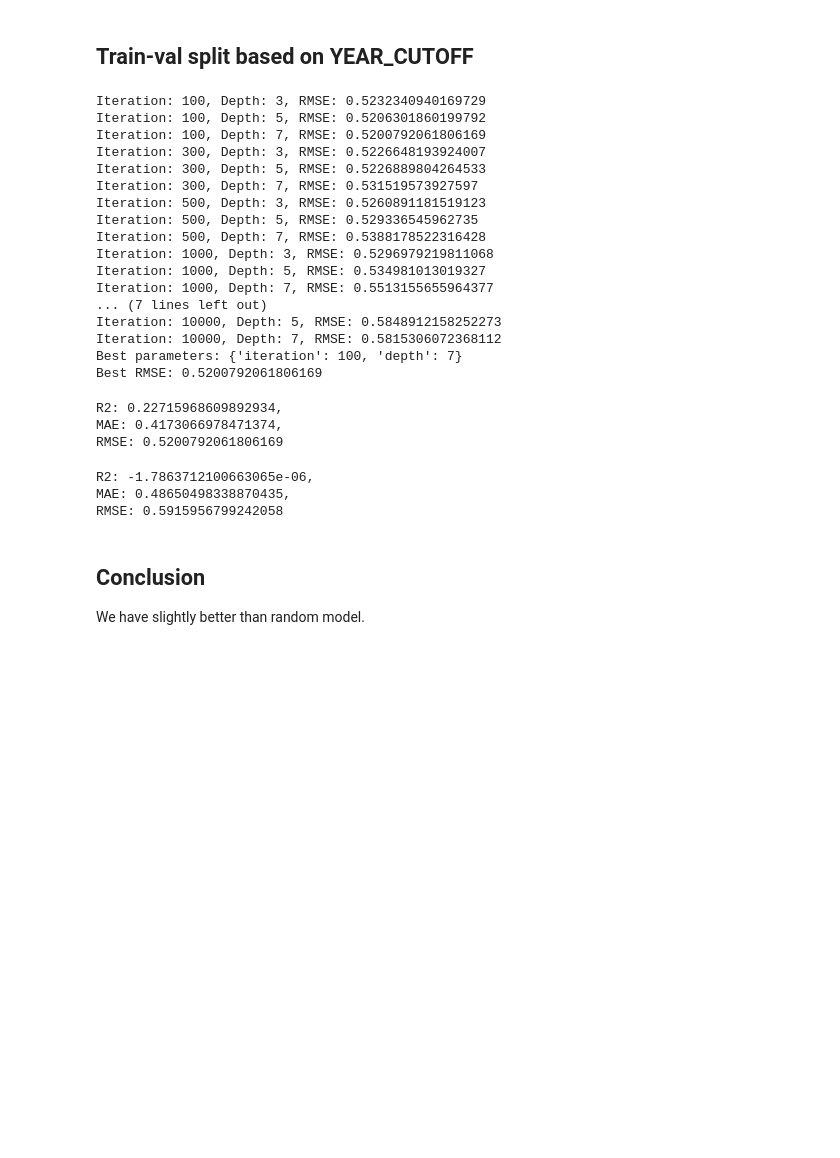
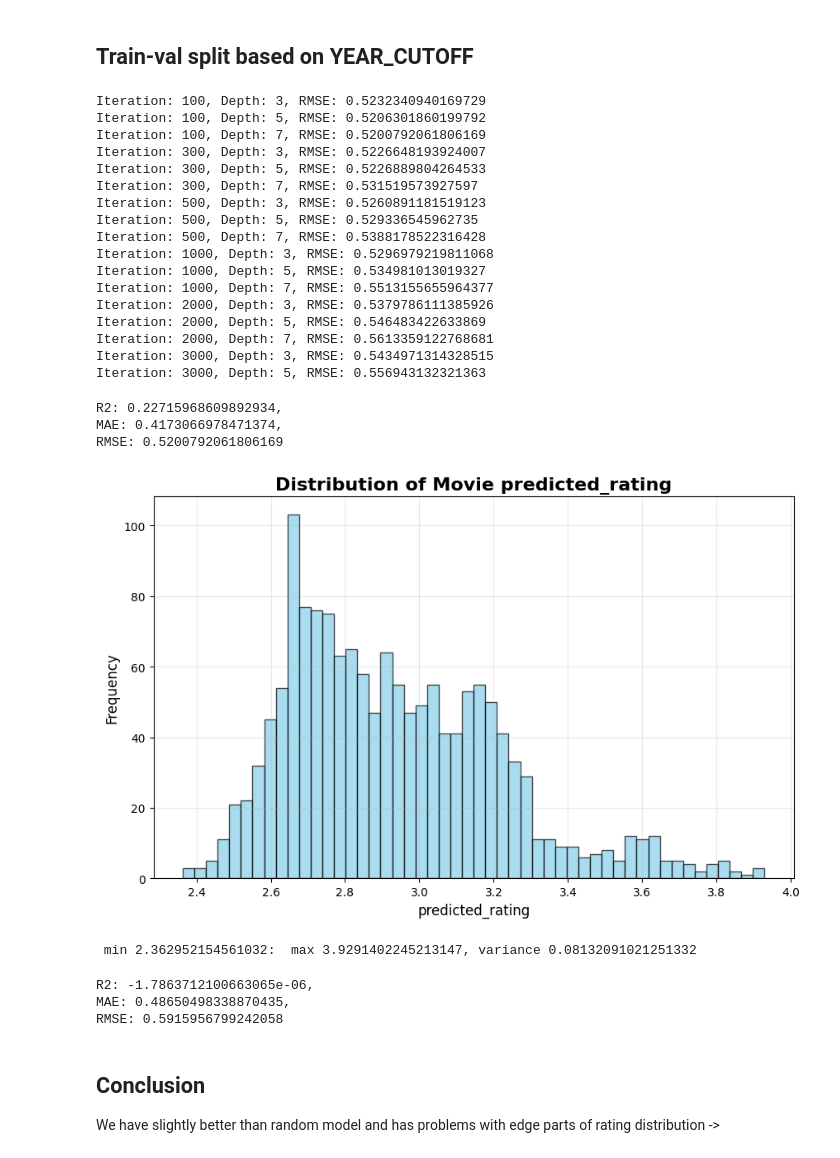
Before and after one commit to merryHunter/movies-rating-prediction, a Jupyter notebook: numerical.ipynb, the cells around one changed output. Cells and saved outputs as stored; diff of their text form; code cells hidden in the pictures; blank space fills up the shorter version.

```diff
--- a/numerical.ipynb
+++ b/numerical.ipynb
@@ -166,6 +167,7 @@ best_rmse = float('inf')
 
 best_params = {}
 best_model = None
+percentage_of_35_to_remove = 0.5
 for iteration in iterations:
     for depth in depths:
         catboost_model = CatBoostRegressor(
@@ -205,11 +207,11 @@ Iteration: 500, Depth: 7, RMSE: 0.5388178522316428
 Iteration: 1000, Depth: 3, RMSE: 0.5296979219811068
 Iteration: 1000, Depth: 5, RMSE: 0.534981013019327
 Iteration: 1000, Depth: 7, RMSE: 0.5513155655964377
-... (7 lines left out)
-Iteration: 10000, Depth: 5, RMSE: 0.5848912158252273
-Iteration: 10000, Depth: 7, RMSE: 0.5815306072368112
-Best parameters: {'iteration': 100, 'depth': 7}
-Best RMSE: 0.5200792061806169
+Iteration: 2000, Depth: 3, RMSE: 0.5379786111385926
+Iteration: 2000, Depth: 5, RMSE: 0.546483422633869
+Iteration: 2000, Depth: 7, RMSE: 0.5613359122768681
+Iteration: 3000, Depth: 3, RMSE: 0.5434971314328515
+Iteration: 3000, Depth: 5, RMSE: 0.556943132321363
 # %%
 # extra metrics for best model
 y_pred = best_model.predict(X_val)
@@ -221,5 +223,14 @@ print(f"R2: {r2}, \nMAE: {mae}, \nRMSE: {rmse}")
 R2: 0.22715968609892934,
 MAE: 0.4173066978471374,
 RMSE: 0.5200792061806169
+# %%
+df_val = df_val.with_columns(pl.Series('predicted_rating', y_pred))
+plot_distribution(df_val, 'predicted_rating')
+# %% [output]
+[figure, added]
+# %%
+print(f" min {min(y_pred)}:  max {max(y_pred)}, variance {np.var(y_pred)}")
+# %% [output]
+ min 2.362952154561032:  max 3.9291402245213147, variance 0.08132091021251332
 # %%
 # median prediction performance ( random baseline)
@@ -235,4 +246,4 @@ RMSE: 0.5915956799242058
 # %% [markdown]
 ## Conclusion
 
-We have slightly better than random model.
+We have slightly better than random model  and has problems with edge parts of rating distribution ->
```
Also changed, not shown: parts of 3 cells of this notebook, 4 other files.
